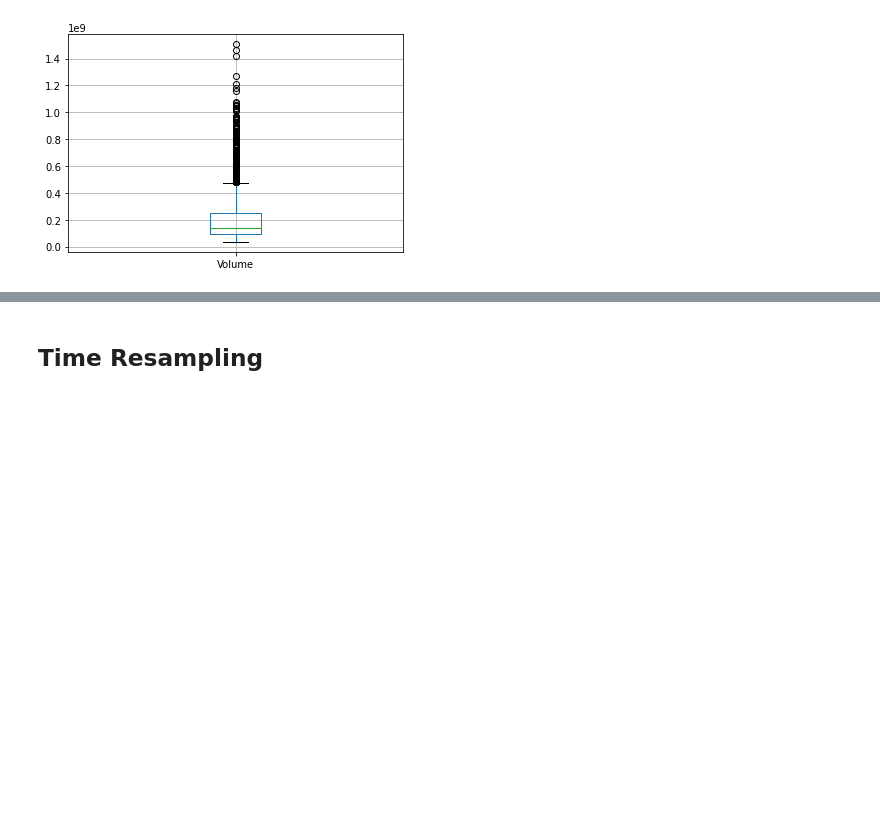
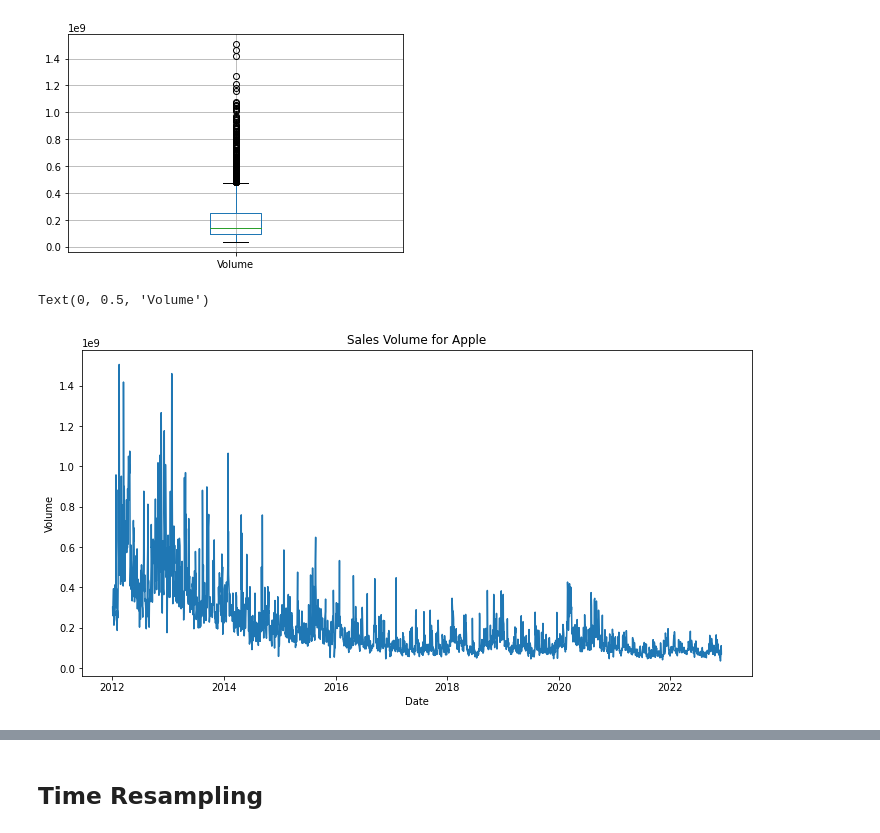
Before and after one commit to grantc00/Capstone-2, a Jupyter notebook: Capstone2.ipynb, the cells around one changed output, grey strips where cells are left out. Cells and saved outputs as stored; diff of their text form; code cells hidden in the pictures; blank space fills up the shorter version.

```diff
--- a/Capstone2.ipynb
+++ b/Capstone2.ipynb
@@ -152,3 +161,13 @@ df_aapl[['Volume']].boxplot()
 # %% [output]
 <AxesSubplot:>
 [figure]
+# %%
+#Trade volume of apple
+plt.figure(figsize=(12,6))
+plt.plot(df_aapl['Volume'])
+plt.title('Sales Volume for Apple')
+plt.xlabel('Date')
+plt.ylabel('Volume')
+# %% [output]
+Text(0, 0.5, 'Volume')
+[figure, added]
```
Also changed, not shown: parts of 9 cells of this notebook.
